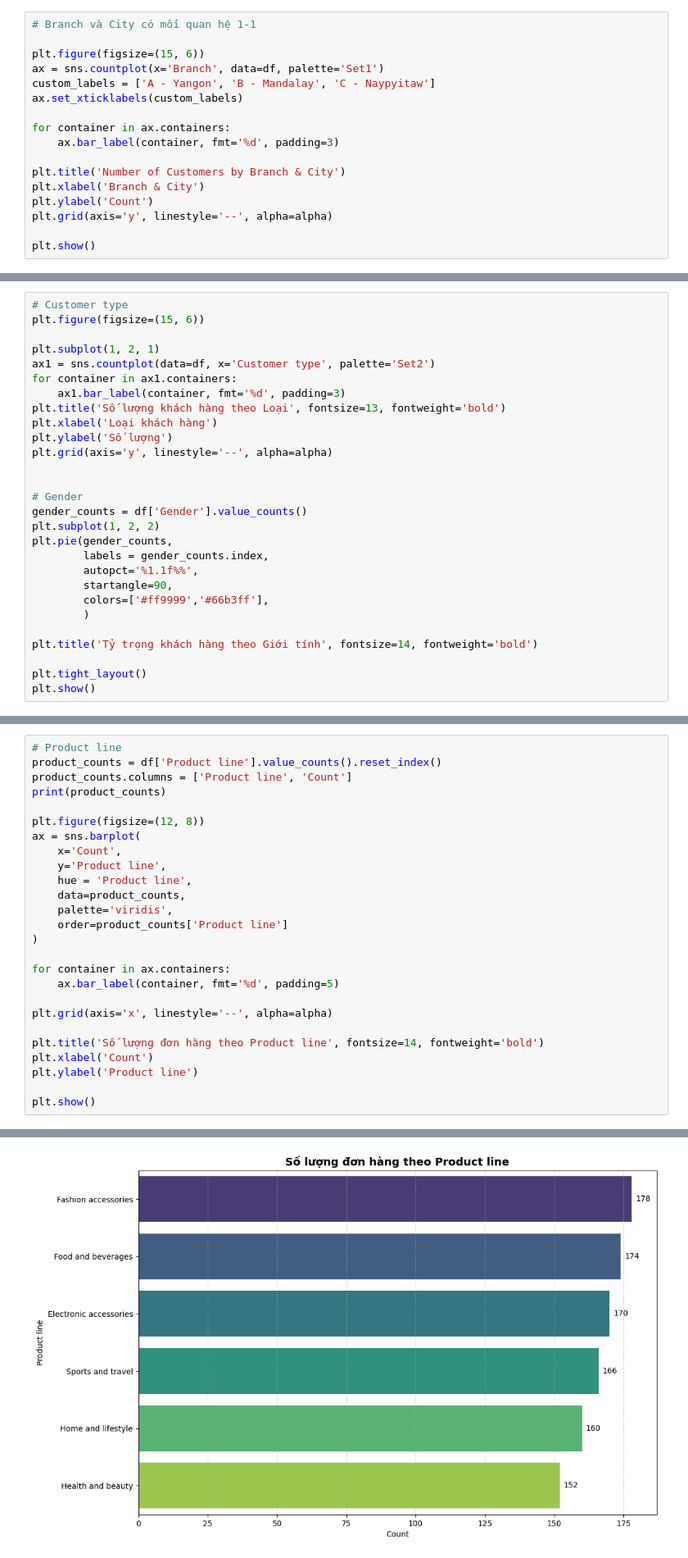
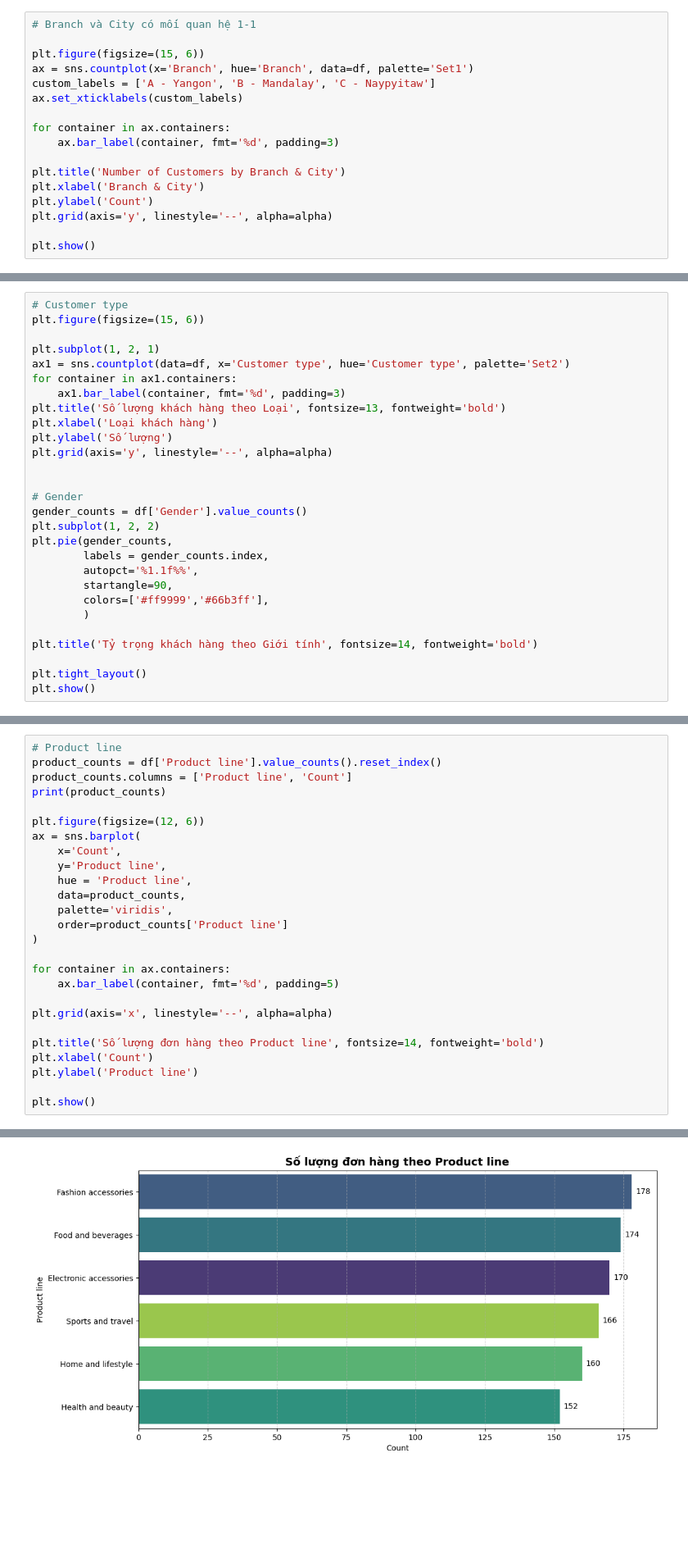
Before and after one commit to Jackxeid/Learn---MindX, a Jupyter notebook: Final Project/finalProject.ipynb, the cells around one changed output, grey strips where cells are left out. Shown at 82% size. Drawn from its saved outputs; the diff is of its cells as text; blank space fills up the shorter version.

Commit message:
Fourth chart

```diff
--- a/Final Project/finalProject.ipynb
+++ b/Final Project/finalProject.ipynb
@@ -265,7 +265,7 @@ df.head(2)
 # Branch và City có mối quan hệ 1-1
 
 plt.figure(figsize=(15, 6))
-ax = sns.countplot(x='Branch', data=df, palette='Set1')
+ax = sns.countplot(x='Branch', hue='Branch', data=df, palette='Set1')
 custom_labels = ['A - Yangon', 'B - Mandalay', 'C - Naypyitaw']
 ax.set_xticklabels(custom_labels)
 
@@ -294,7 +291,7 @@ Passing `palette` without assigning `hue` is deprecated and will be removed in v
 plt.figure(figsize=(15, 6))
 
 plt.subplot(1, 2, 1)
-ax1 = sns.countplot(data=df, x='Customer type', palette='Set2')
+ax1 = sns.countplot(data=df, x='Customer type', hue='Customer type', palette='Set2')
 for container in ax1.containers:
     ax1.bar_label(container, fmt='%d', padding=3)
 plt.title('Số lượng khách hàng theo Loại', fontsize=13, fontweight='bold')
@@ -342,7 +332,7 @@ product_counts = df['Product line'].value_counts().reset_index()
 product_counts.columns = ['Product line', 'Count']
 print(product_counts)
 
-plt.figure(figsize=(12, 8))
+plt.figure(figsize=(12, 6))
 ax = sns.barplot(
     x='Count',
     y='Product line',
@@ -376,4 +363,4 @@ Passing `palette` without assigning `hue` is deprecated and will be removed in v
-[figure, old version]
+[figure, new version]
 # %% [markdown]
 **Nhận xét:** Biểu đồ thể hiện số lượng đơn hàng của 6 dòng sản phẩm chính tại siêu thị. Nhìn chung, sự chênh lệch giữa dòng sản phẩm bán chạy nhất và bán chậm nhất là không quá lớn (khoảng 10-20 đơn hàng), cho thấy một danh mục sản phẩm có sức mua rất ổn định và đồng đều.
 
```
Also changed, not shown: parts of 6 cells of this notebook.
